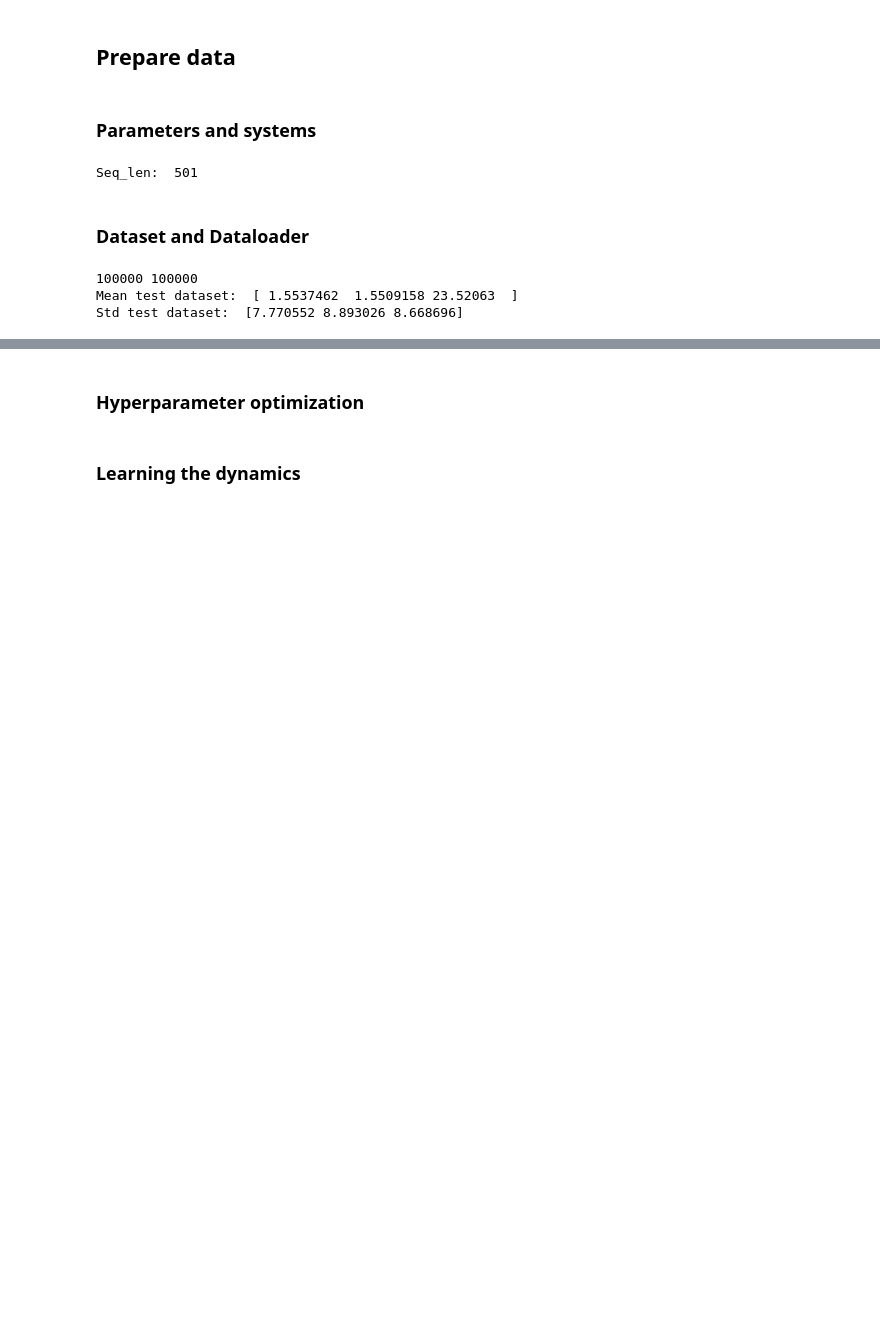
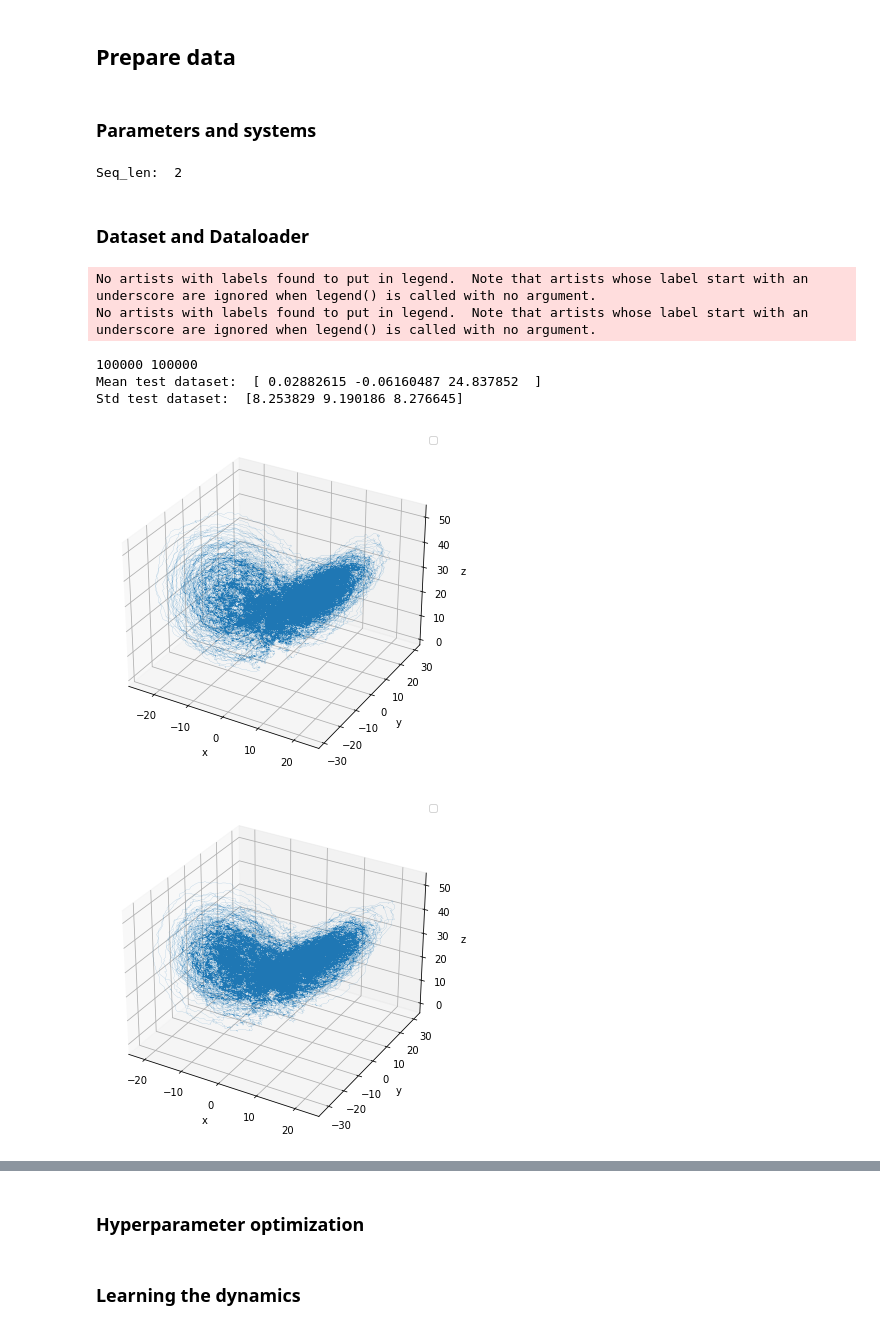
Before and after one commit to lupoalberto98/Physical-Informed-Dynamical-Systems, a Jupyter notebook: src/main.ipynb, the cells around one changed output, grey strips where cells are left out. Cells and saved outputs as stored; diff of their text form; code cells hidden in the pictures; blank space fills up the shorter version.

```diff
--- a/src/main.ipynb
+++ b/src/main.ipynb
@@ -319,15 +327,15 @@ fig = plot_2dPhaseDiagram(us_vp, us2, filename="images/phase_diagram_vanderPol.p
 # %%
 ### Parameters
 dt = 0.002
-train_steps = 100000 # 200 seconds
-val_steps = 10000 # 20 seconds
-test_steps = 100000 #100 seconds
-time_pred = 1 # inverse of first Lyapunov exponent usually
-seq_len = int(time_pred/dt)+1 # +1 because we get rid of one element during prediction, useful for convolutional nn and ff
+train_steps = int(200/dt) # 200 seconds
+val_steps = int(20/dt) # 20 seconds
+test_steps = int(200/dt) #100 seconds
+time_pred = dt # inverse of first Lyapunov exponent usually
+seq_len = int(time_pred/dt)+1 #because we get rid of one element during prediction, useful for convolutional nn and ff
 print("Seq_len: ", seq_len)
 feedforward_steps = 1
 discard = int(10/dt) # first ten seconds
-sigma = None # standard deviation
+sigma = 0.5 # standard deviation
 include_time = False
 
 
@@ -359,7 +367,7 @@ true_params = true_params_l63
 #true_system.args.requires_grad = False
 #print(true_system.args)
 # %% [output]
-Seq_len:  501
+Seq_len:  2
 # %% [markdown]
 ### Dataset and Dataloader
 # %%
@@ -393,35 +401,39 @@ train_dataloader = DataLoader(train_states, batch_size=batch_size, num_workers=0
 val_filename = "datasets/val_"+true_system.__class__.__name__+"_steps"+str(val_steps)+"_dt"+str(dt)+"_sigma"+str(sigma)+".csv"
 val_states = DynSysDataset(train_filename, seq_len=seq_len, dt=dt, tau=1)
 t_val = val_states.time
 val_dataset = val_states.dataset
 val_dataloader = DataLoader(val_states, batch_size=batch_size, num_workers=0, shuffle=False)
 
 test_filename = "datasets/test_"+true_system.__class__.__name__+"_steps"+str(test_steps)+"_dt"+str(dt)+"_sigma"+str(sigma)+".csv"
 test_states = DynSysDataset(test_filename, seq_len=seq_len, dt=dt, tau=1)
 t_test = test_states.time
 test_dataset = test_states.dataset
 test_dataloader = DataLoader(test_states, batch_size=batch_size, num_workers=0, shuffle=True)
 
 ### Plot dataset
 # Train dataset
 #rk4 = RK4(dt, true_system)
 #eul = Eul(dt, true_system)
 #train_dataset = eul(train_dataset)
 name_dyn_data = "images/dynamics_"+true_system.__class__.__name__+".png"
 name_train_attractor = "images/attractor_"+true_system.__class__.__name__+".png"
 name_test_attractor = "images/attractor_test_"+true_system.__class__.__name__+".png"
 #train_dynamics = plot_trajectory(train_dataset, time=t_train, n_var=3, labels=["x","y","z"], filename = name_dyn_data, prediction_steps=10000)
-#train_attractor = plot_3Dtrajectory(train_dataset, filename = name_train_attractor)
-#test_attractor = plot_3Dtrajectory(test_dataset, filename = name_test_attractor)
+train_attractor = plot_3Dtrajectory(train_dataset, filename = name_train_attractor)
+test_attractor = plot_3Dtrajectory(test_dataset, filename = name_test_attractor)
 print(test_dataset.shape[0], t_test.shape[0])
 
 # Statistics test dataset
 mean_test_dataset = np.mean(test_dataset.detach().cpu().numpy(), axis=0)
 std_test_dataset = np.std(test_dataset.detach().cpu().numpy(), axis=0)
 
 print("Mean test dataset: ", mean_test_dataset)
 print("Std test dataset: ", std_test_dataset)
 # %% [output]
-100000 100000
-Mean test dataset:  [ 1.5537462  1.5509158 23.52063  ]
-Std test dataset:  [7.770552 8.893026 8.668696]
+No artists with labels found to put in legend.  Note that artists whose label start with an underscore are ignored when legend() is called with no argument.
+No artists with labels found to put in legend.  Note that artists whose label start with an underscore are ignored when legend() is called with no argument.
+100000 100000
+Mean test dataset:  [ 0.02882615 -0.06160487 24.837852  ]
+Std test dataset:  [8.253829 9.190186 8.276645]
+[figure, added]
+[figure, added]
```
Also changed, not shown: parts of 55 cells of this notebook, 2 other files.
